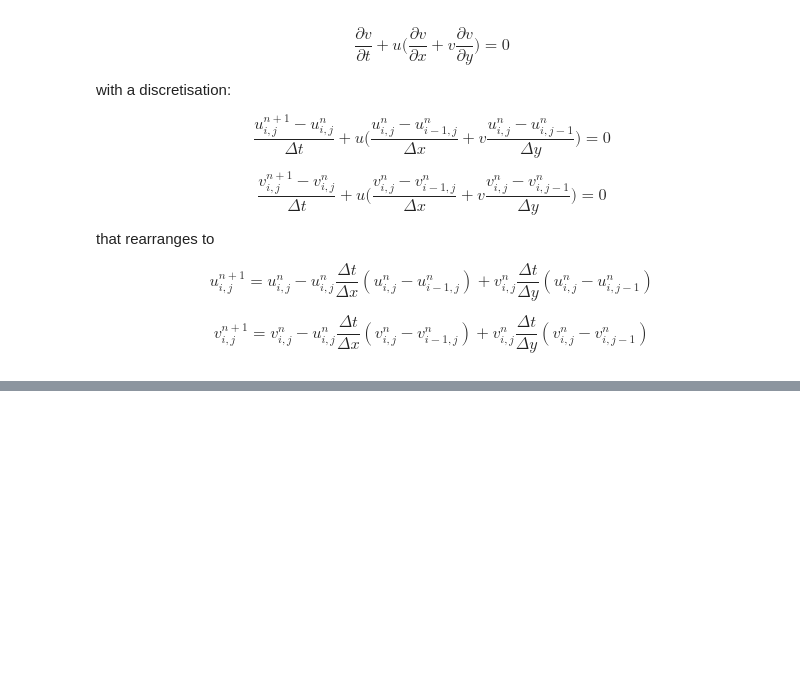
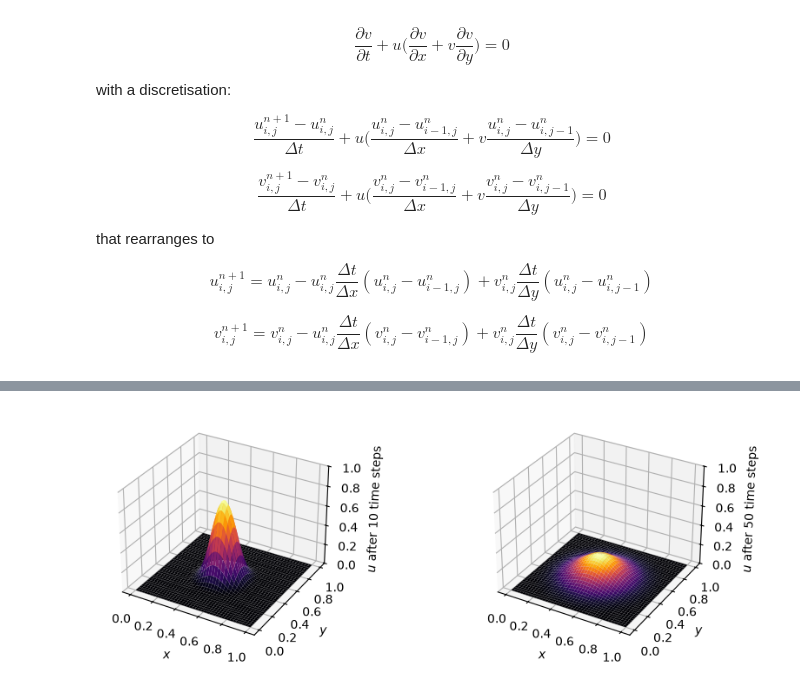
Before and after one commit to SamGr64/CFD-Suite, a Jupyter notebook: CFD.ipynb, the cells around one changed output, grey strips where cells are left out. Saved outputs shown, nothing was run; the diff lists cells and outputs as text; code cells hidden in the pictures; blank space fills up the shorter version.

Commit message:
2D diffusion

```diff
--- a/CFD.ipynb
+++ b/CFD.ipynb
@@ -818,0 +835,43 @@ plt.show()
+# %%
+def diffusion_2d(u_0: np.ndarray,  nx: int, ny: int, nt: int, x_range: list[float], y_range: list[float],
+                 nu: float = 0.05, sigma: float = 0.25) -> np.ndarray:
+    dx = (x_range[1] - x_range[0]) / (nx - 1)
+    dy = (y_range[1] - y_range[0]) / (ny - 1)
+    dt = sigma * dx * dy / nu
+
+    u = np.zeros([nt+1, nx, ny])
+    u[0] = u_0.copy()
+
+    for n in range(nt):
+        u[n+1] = u[n].copy()
+
+        u[n+1, 1:-1, 1:-1] = u[n, 1:-1, 1:-1] + nu * dt * ((u[n, 2:, 1:-1] - 2 * u[n, 1:-1, 1:-1] + u[n, 0:-2, 1:-1]) / dx**2 +
+                                                           (u[n, 1:-1, 2:] - 2 * u[n, 1:-1, 1:-1] + u[n, 1:-1, 0:-2]) / dy**2)
+
+    return u
+# %%
+nx, x_range = 81, [0.0, 1.0]
+ny, y_range = 81, [0.0, 1.0]
+
+u_0, x, y = top_hat_2d(nx, ny, x_range=x_range, y_range=y_range)
+X, Y = np.meshgrid(x,y)
+
+fig = plt.figure(figsize = (10, 3))
+ax1 = fig.add_subplot(121, projection='3d')
+ax1.plot_surface(X, Y, diffusion_2d(u_0=u_0, nx=nx, ny=ny, nt=50, x_range=x_range, y_range=y_range)[-1], cmap="inferno")
+ax1.set_xlabel(r"$x$")
+ax1.set_ylabel(r"$y$")
+ax1.set_zlabel(r"$u$ after 10 time steps")
+ax1.set_zlim(0, 1)
+
+ax2 = fig.add_subplot(122, projection='3d')
+ax2.plot_surface(X, Y, diffusion_2d(u_0=u_0, nx=nx, ny=ny, nt=300, x_range=x_range, y_range=y_range)[-1], cmap="inferno")
+ax2.set_xlabel(r"$x$")
+ax2.set_ylabel(r"$y$")
+ax2.set_zlabel(r"$u$ after 50 time steps")
+ax2.set_zlim(0, 1)
+
+plt.tight_layout()
+plt.show()
+# %% [output]
+[figure, added]
```
Also changed, not shown: parts of 11 cells of this notebook.
